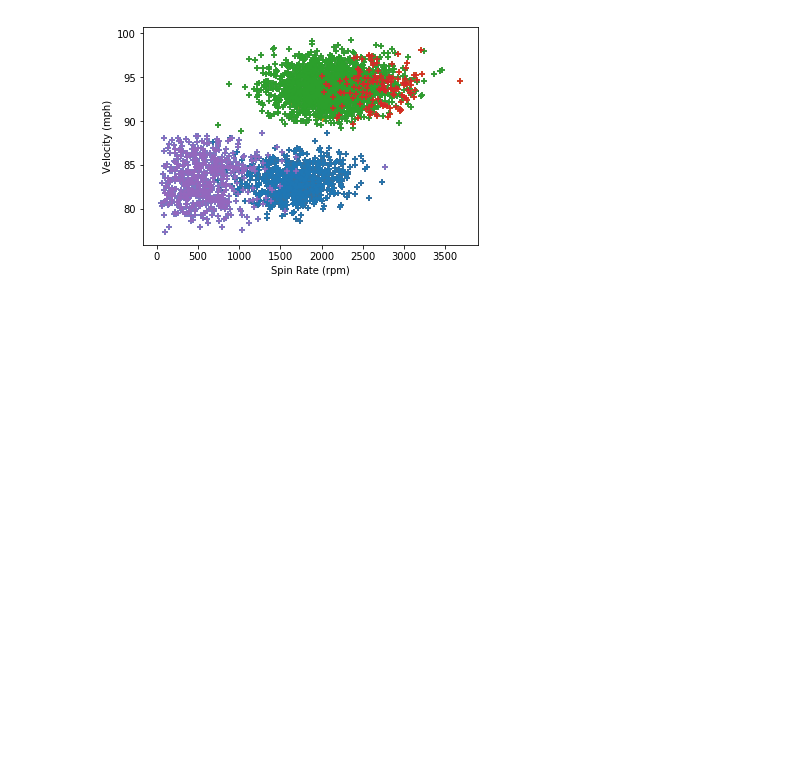
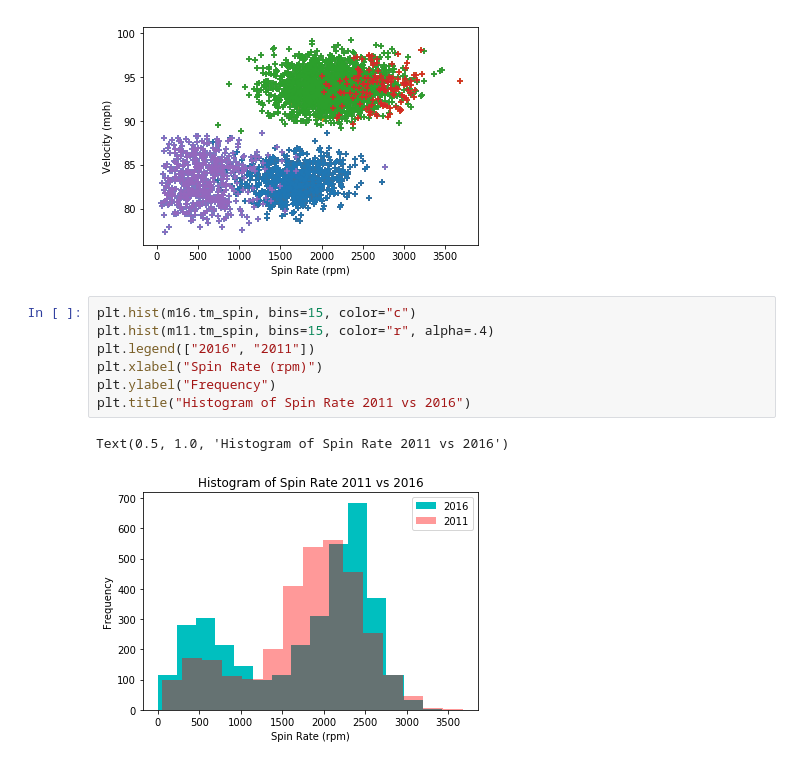
Before and after one commit to bsnel21/Max-Scherzer-Analysis, a Jupyter notebook: Data Science in Baseball.ipynb, the cells around one changed output. Saved outputs shown, nothing was run; the diff lists cells and outputs as text; blank space fills up the shorter version.

```diff
--- a/Data Science in Baseball.ipynb
+++ b/Data Science in Baseball.ipynb
@@ -598,3 +625,13 @@ for j in svdf16:
         #plt.scatter(j['tm_spin'], j['start_speed'], marker='o')
 # %% [output]
 [figure]
+# %%
+plt.hist(m16.tm_spin, bins=15, color="c")
+plt.hist(m11.tm_spin, bins=15, color="r", alpha=.4)
+plt.legend(["2016", "2011"])
+plt.xlabel("Spin Rate (rpm)")
+plt.ylabel("Frequency")
+plt.title("Histogram of Spin Rate 2011 vs 2016")
+# %% [output]
+Text(0.5, 1.0, 'Histogram of Spin Rate 2011 vs 2016')
+[figure, added]
```
Also changed, not shown: parts of 25 cells of this notebook.
